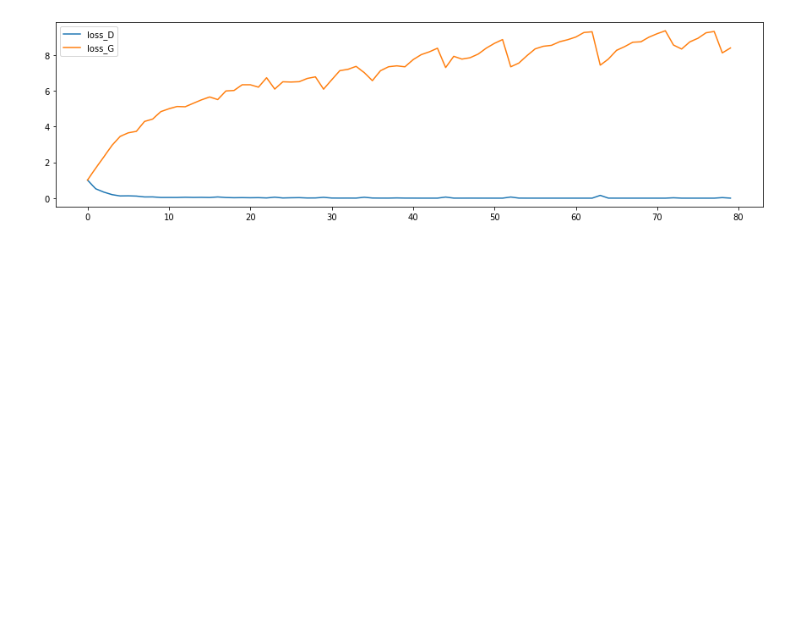
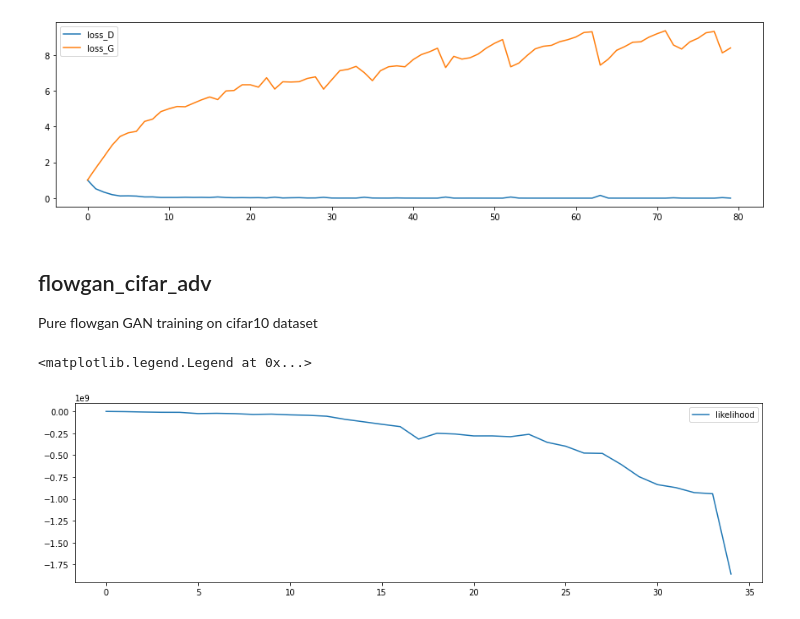
Before and after one commit to mmcs-work/HybridGANTraining, a Jupyter notebook: plot_loss.ipynb, the cells around one changed output. Cells and saved outputs as stored; diff of their text form; code cells hidden in the pictures; blank space fills up the shorter version.

Commit message:
plot loss report preparation

```diff
--- a/plot_loss.ipynb
+++ b/plot_loss.ipynb
@@ -550,3 +550,31 @@ plt.legend(handles=[l1, l2])
 # %% [output]
 <matplotlib.legend.Legend at 0x...>
 [figure]
+# %% [markdown]
+## flowgan_cifar_adv
+Pure flowgan GAN training on cifar10 dataset
+# %%
+rootdir = '/nfs/students/winter-term-2020/project-5/project-5'
+f = open(f"{rootdir}/flow_gan/flowgan_cifar_adv.log")
+
+ll = []
+
+for i in f:
+    information = re.split("INFO ", i, 2)[1]
+    entries = re.split(', ', information)
+    for e in entries:
+        k, v = re.split(': ', e)
+        if k == 'likelihood':
+            ll.append(-float(v))
+
+ll = np.array(ll)
+# %%
+x = np.arange(len(ll))
+
+f = plt.figure(figsize=(15,4))
+l1, = plt.plot(x, ll, label='likelihood')
+# plt.ylim(-1e8, 0)
+plt.legend(handles=[l1])
+# %% [output]
+<matplotlib.legend.Legend at 0x...>
+[figure, added]
```
Also changed, not shown: parts of 2 cells of this notebook.
